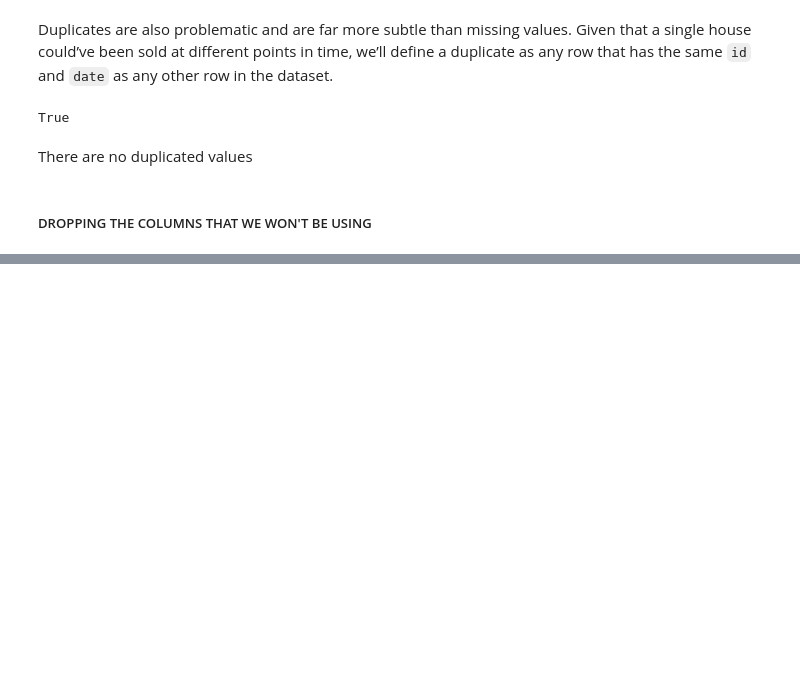
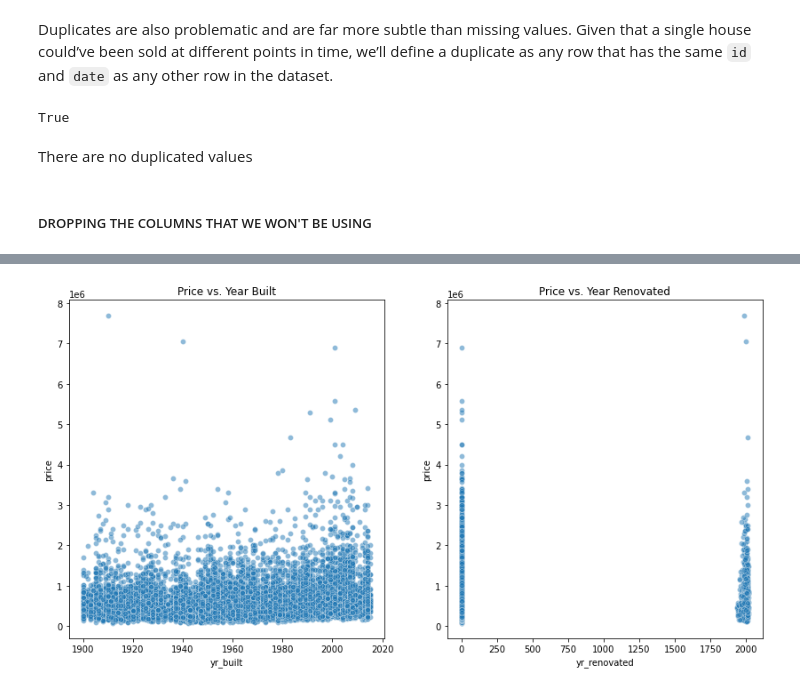
Before and after one commit to Calvin-Omwega/dsc-phase-2-Project, a Jupyter notebook: student.ipynb, the cells around one changed output, grey strips where cells are left out. Drawn from its saved outputs; the diff is of its cells as text; code cells hidden in the pictures; blank space fills up the shorter version.

```diff
--- a/student.ipynb
+++ b/student.ipynb
@@ -365,0 +411,13 @@ dataset.head()
+# %%
+## Year Built and Renovated Impact
+plt.figure(figsize=(14, 7))
+plt.subplot(1, 2, 1)
+sns.scatterplot(x='yr_built', y='price', data=dataset, alpha=0.5)
+plt.title('Price vs. Year Built')
+
+plt.subplot(1, 2, 2)
+sns.scatterplot(x='yr_renovated', y='price', data=dataset, alpha=0.5)
+plt.title('Price vs. Year Renovated')
+plt.show()
+# %% [output]
+[figure, added]
```
Also changed, not shown: parts of 12 cells of this notebook.
